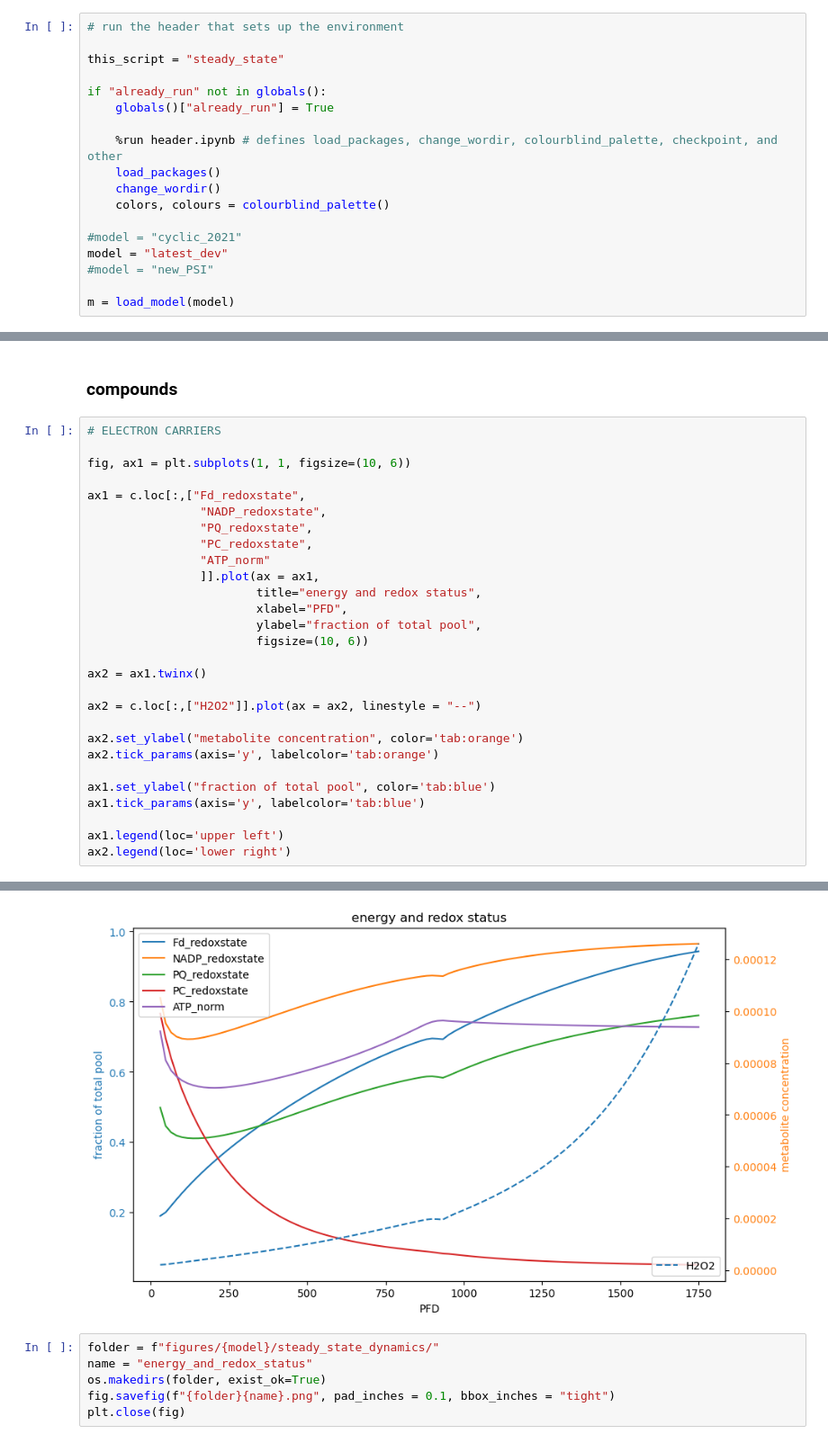
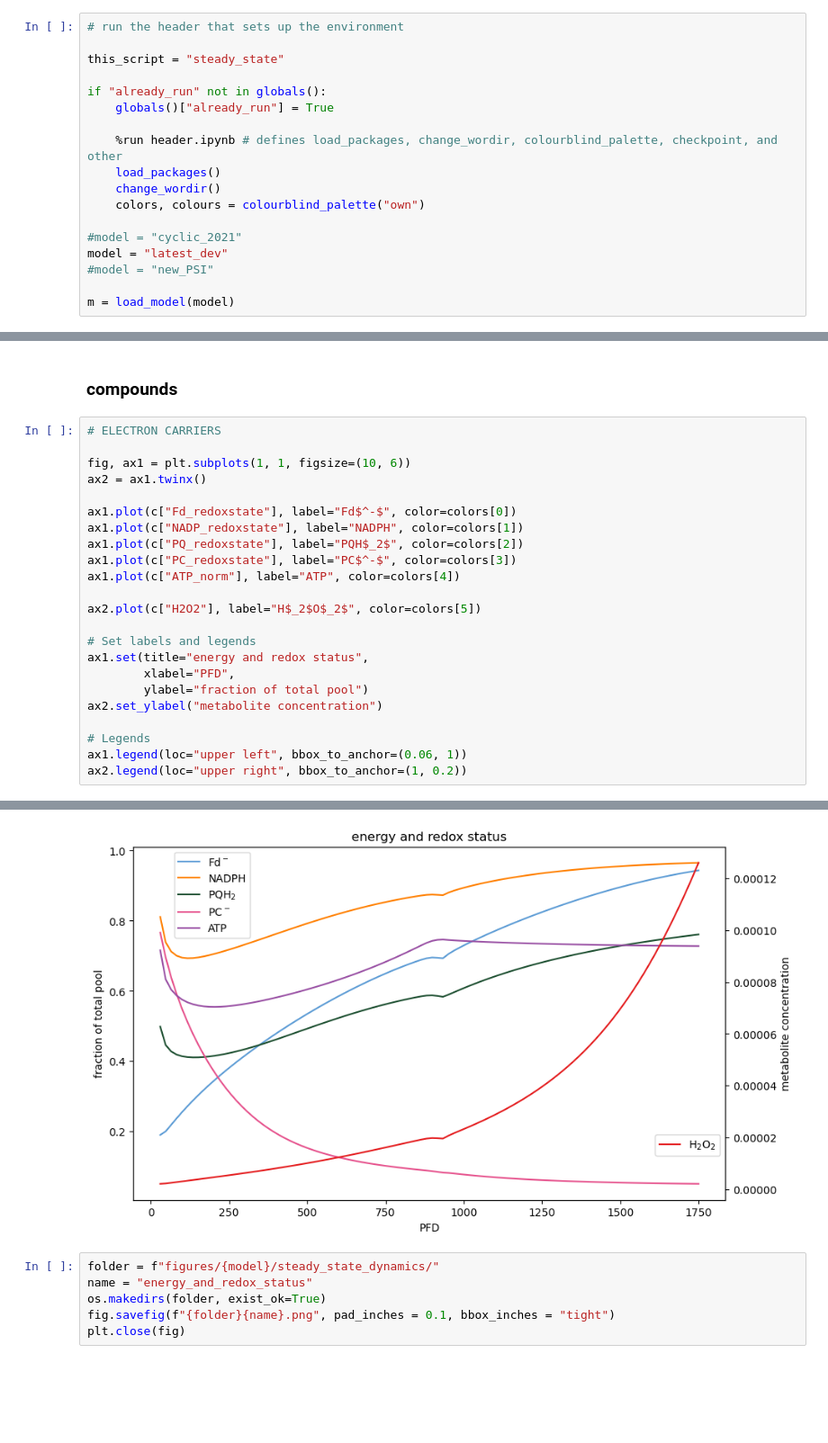
Before and after one commit to A-Potthoff/QTB_modeling, a Jupyter notebook: analyses/steady_state_analysis.ipynb, the cells around one changed output, grey strips where cells are left out. Shown at 90% size. Saved outputs shown, nothing was run; the diff lists cells and outputs as text; blank space fills up the shorter version.

```diff
--- a/analyses/steady_state_analysis.ipynb
+++ b/analyses/steady_state_analysis.ipynb
@@ -9,7 +9,7 @@ if "already_run" not in globals():
     %run header.ipynb # defines load_packages, change_wordir, colourblind_palette, checkpoint, and other
     load_packages()
     change_wordir()
-    colors, colours = colourblind_palette()
+    colors, colours = colourblind_palette("own")
 
 #model = "cyclic_2021"
 model = "latest_dev"
@@ -136,34 +136,29 @@ Saved: data/latest_dev/steady_state\v.joblib
 # %%
 # ELECTRON CARRIERS
 
 fig, ax1 = plt.subplots(1, 1, figsize=(10, 6))
-
-ax1 = c.loc[:,["Fd_redoxstate",
-                "NADP_redoxstate",
-                "PQ_redoxstate",
-                "PC_redoxstate",
-                "ATP_norm"
-                ]].plot(ax = ax1,
-                        title="energy and redox status",
-                        xlabel="PFD",
-                        ylabel="fraction of total pool",
-                        figsize=(10, 6))
-
 ax2 = ax1.twinx()
 
-ax2 = c.loc[:,["H2O2"]].plot(ax = ax2, linestyle = "--")
+ax1.plot(c["Fd_redoxstate"], label="Fd$^-$", color=colors[0])
+ax1.plot(c["NADP_redoxstate"], label="NADPH", color=colors[1])
+ax1.plot(c["PQ_redoxstate"], label="PQH$_2$", color=colors[2])
+ax1.plot(c["PC_redoxstate"], label="PC$^-$", color=colors[3])
+ax1.plot(c["ATP_norm"], label="ATP", color=colors[4])
 
-ax2.set_ylabel("metabolite concentration", color='tab:orange')
-ax2.tick_params(axis='y', labelcolor='tab:orange')
+ax2.plot(c["H2O2"], label="H$_2$O$_2$", color=colors[5])
 
-ax1.set_ylabel("fraction of total pool", color='tab:blue')
-ax1.tick_params(axis='y', labelcolor='tab:blue')
+# Set labels and legends
+ax1.set(title="energy and redox status",
+        xlabel="PFD",
+        ylabel="fraction of total pool")
+ax2.set_ylabel("metabolite concentration")
 
-ax1.legend(loc='upper left')
-ax2.legend(loc='lower right')
+# Legends
+ax1.legend(loc="upper left", bbox_to_anchor=(0.06, 1))
+ax2.legend(loc="upper right", bbox_to_anchor=(1, 0.2))
 # %% [output]
 <matplotlib.legend.Legend at 0x...>
-[figure, old version]
+[figure, new version]
 # %%
 folder = f"figures/{model}/steady_state_dynamics/"
 name = "energy_and_redox_status"
```
Also changed, not shown: parts of 6 cells of this notebook, 2 other files.
